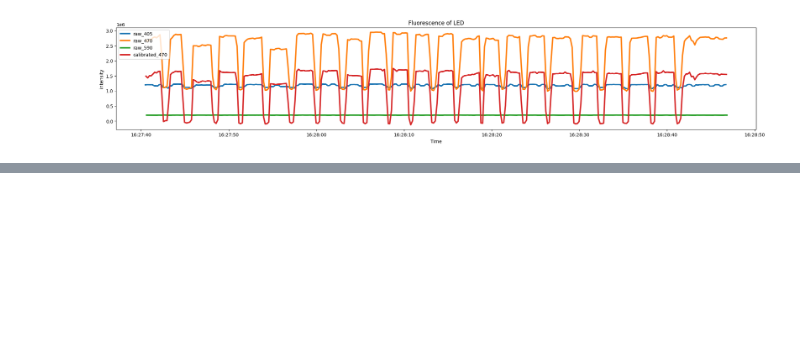
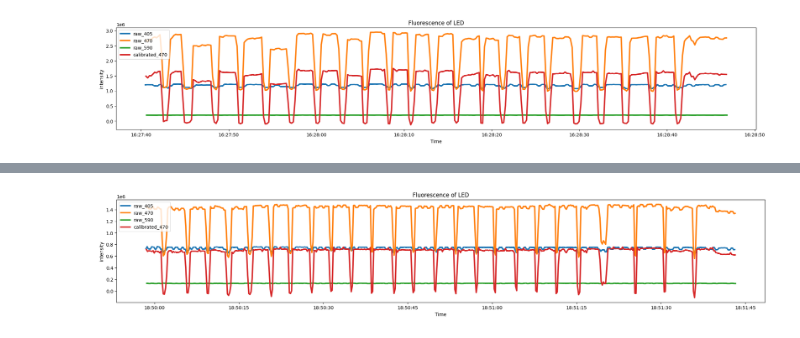
Before and after one commit to neurobiologylab/fiber-photometry, a Jupyter notebook: experiment_results.ipynb, the cells around one changed output, grey strips where cells are left out. Saved outputs shown, nothing was run; the diff lists cells and outputs as text; code cells hidden in the pictures; blank space fills up the shorter version.

```diff
--- a/experiment_results.ipynb
+++ b/experiment_results.ipynb
@@ -244,0 +264,4 @@ signal_plot(df)
+# %%
+df = data_processing("test11_t")
+signal_plot(df)
+# %% [output]
@@ -244,0 +280 @@ signal_plot(df)
+[figure, added]
```
Also changed, not shown: parts of 6 cells of this notebook, 10 other files.
